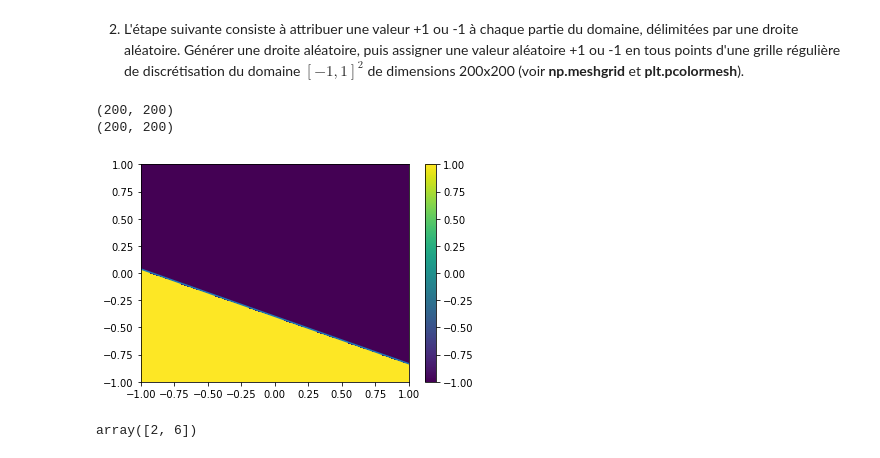
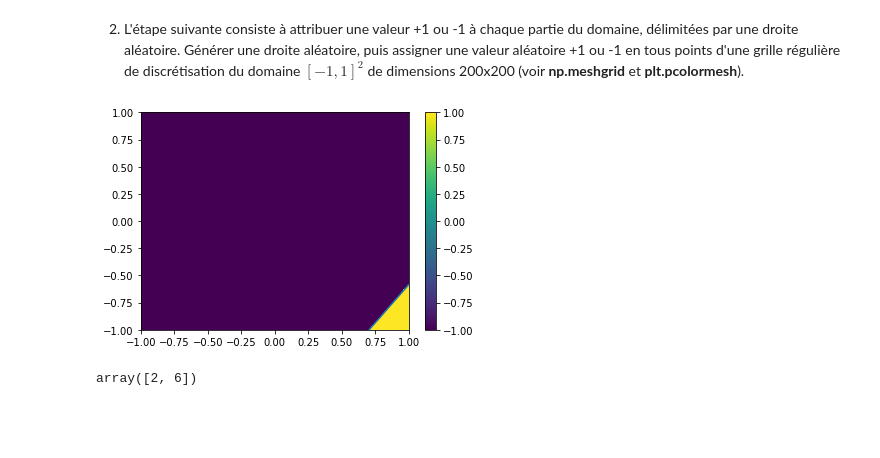
Before and after one commit to EliottBarbier/projet_proba, a Jupyter notebook: Projet numérique de Probabilités 2022 - enonce.ipynb, the cells around one changed output. Drawn from its saved outputs; the diff is of its cells as text; code cells hidden in the pictures; blank space fills up the shorter version.

```diff
--- a/Projet numérique de Probabilités 2022 - enonce.ipynb
+++ b/Projet numérique de Probabilités 2022 - enonce.ipynb
@@ -416,34 +422,32 @@ for k in range(10):
 # %% [markdown]
 2. L'étape suivante consiste à attribuer une valeur +1 ou -1 à chaque partie du domaine, délimitées par une droite aléatoire. Générer une droite aléatoire, puis assigner une valeur aléatoire +1 ou -1 en tous points d'une grille régulière de discrétisation du domaine $[-1,1]^2$ de dimensions 200x200 (voir **np.meshgrid** et **plt.pcolormesh**).
 # %%
-def géné_valeur(droites, x, y): #La droite est un tuple (alphas,ps ) de array avecles droites simulées pour chaque (x,y) et x y sont les tableaux sur lequels on meshgrid
+def géné_valeur(droites, x, y): #La droite est un tuple (alphas,p_s ) de array avecles droites simulées pour chaque (x,y) et x y sont les tableaux sur lequels on meshgrid
 #En sortie on a un tableau avec des +1 ou -1 de la taille du meshgrid.
-    alphas,p_s=droitesd*
+    alphas,p_s=droites
     xv,yv=np.meshgrid(x,x)
     valeur=np.full((xv.shape[0],xv.shape[1]),1 )
     valeur[ xv*np.cos(alphas) + yv*np.sin(alphas) > p_s]= -1
     return(valeur)
 
+#Def de la grille :
 x=np.linspace(-1,1,200)
+xv,yv=np.meshgrid(x,x)
 
-print(xv.shape)
-print(yv.shape)
-#plt.plot(xv,yv)
-#Je génère ma droite
-alpha=sps.uniform.rvs()*pi #Méthode inversion A REDEMONTRER
+#Je génère ma droite aléatoire
+alpha=sps.uniform.rvs()*pi
 p=sps.uniform.rvs()*2*np.sqrt(2)-np.sqrt(2)
 valeur=géné_valeur( (alpha,p), x, x)
 
+#On trace :
 plt.plot(x, (p-x*np.cos(alpha))/np.sin(alpha))
 plt.xlim([-1,1])
 plt.ylim([-1,1])
 
 plt.pcolor(xv,yv,valeur)
 plt.colorbar();
 # %% [output]
-(200, 200)
-(200, 200)
-[figure, old version]
+[figure, new version]
 # %%
 np.array([2,3])*np.array([1,2])
 # %% [output]
```
Also changed, not shown: parts of 12 cells of this notebook.
